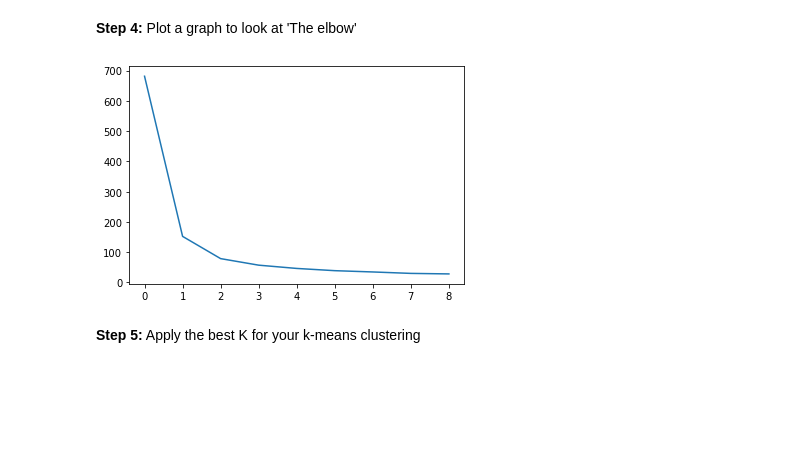
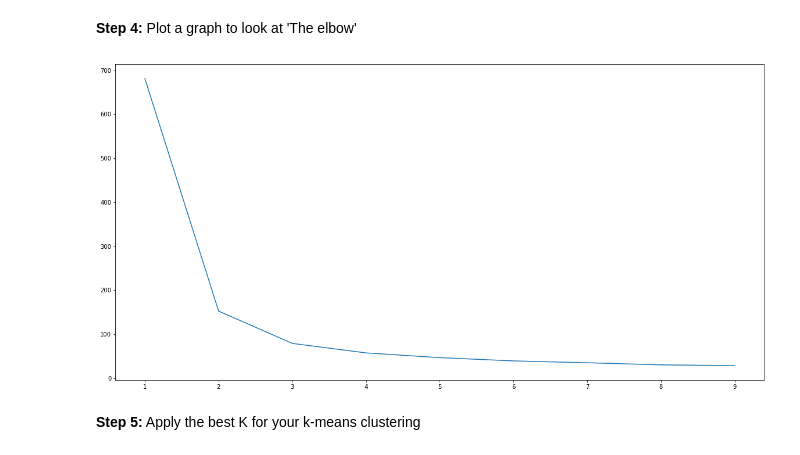
Before and after one commit to roosern-dev/ADS_exercises_submission, a Jupyter notebook: week6/W6 - Exercise 1 - K-means.ipynb, the cells around one changed output. Cells and saved outputs as stored; diff of their text form; code cells hidden in the pictures; blank space fills up the shorter version.

```diff
--- a/week6/W6 - Exercise 1 - K-means.ipynb
+++ b/week6/W6 - Exercise 1 - K-means.ipynb
@@ -112,10 +112,12 @@ for k in range(1, total_k):
 **Step 4:** Plot a graph to look at 'The elbow'
 # %%
 #plot graph
-plt.plot(wcss)
+plt.figure(figsize=(20,10))
+plt.plot([*range(1,total_k)],wcss)
+#plt.xticks(ticks=[*range(1,total_k)],labels=[*range(1,total_k)])
 plt.show()
 # %% [output]
-[figure, old version]
+[figure, new version]
 # %% [markdown]
 **Step 5:** Apply the best K for your k-means clustering
 # %%
```
Also changed, not shown: 7 other files.
